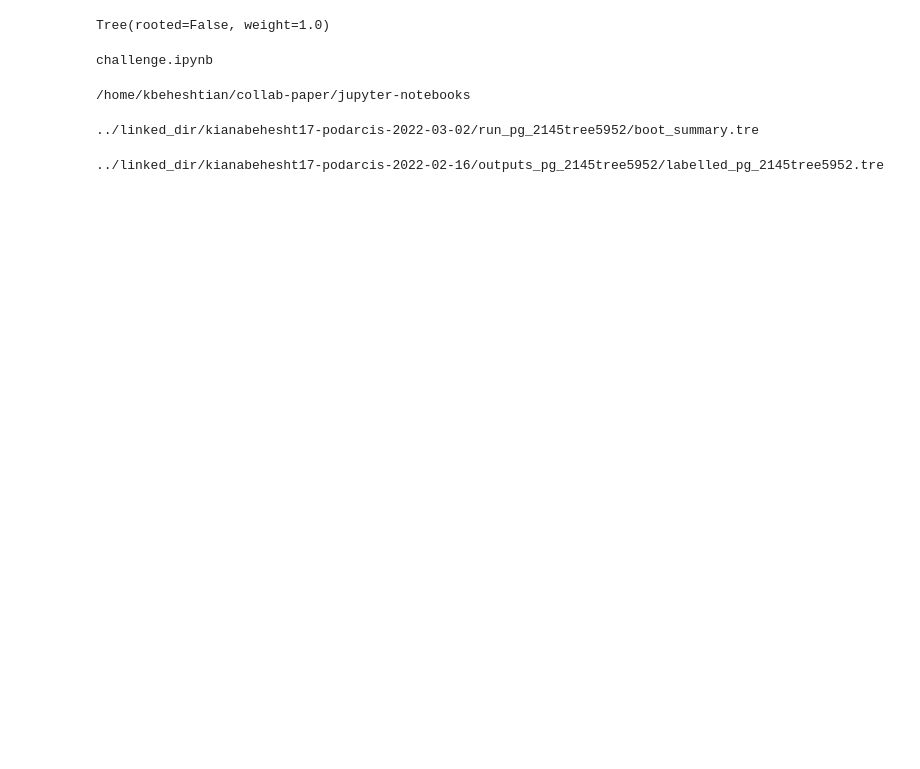
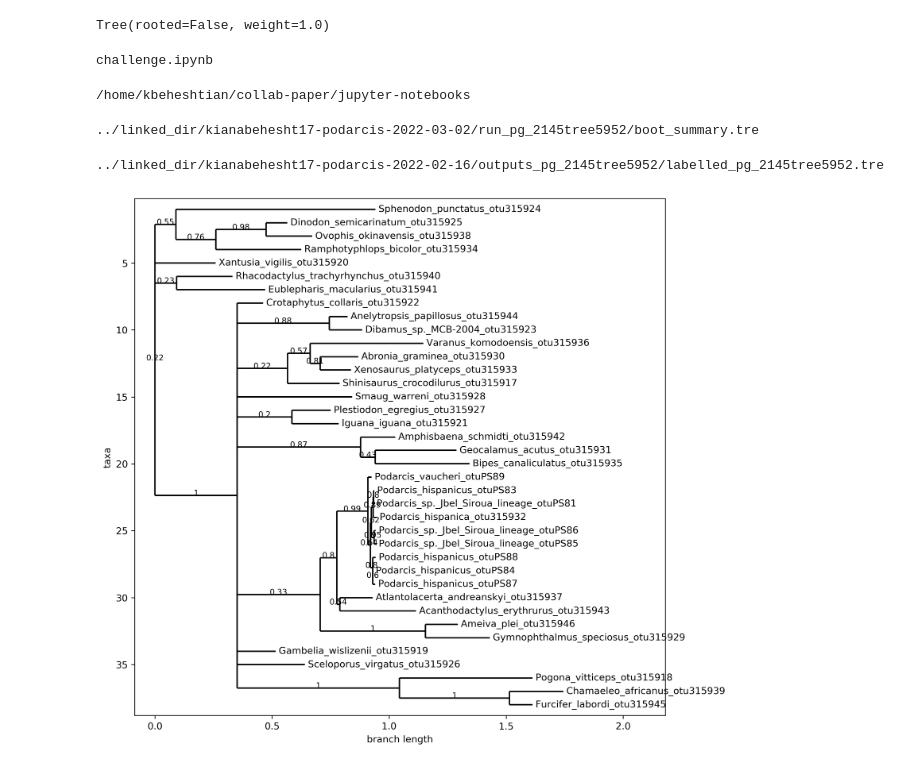
Before and after one commit to McTavishLab/collab-paper, a Jupyter notebook: jupyter-notebooks/challenge.ipynb, the cells around one changed output. Cells and saved outputs as stored; diff of their text form; code cells hidden in the pictures; blank space fills up the shorter version.

Commit message:
Luna's edits to Kiana's code

```diff
--- a/jupyter-notebooks/challenge.ipynb
+++ b/jupyter-notebooks/challenge.ipynb
@@ -31,3 +36,31 @@ challenge.ipynb
 # Hints:
 # use the functions figure(), savefig() and show() from matplotlib.pyplot
 # and the function Phylo.draw() from BioPython
+# %%
+# Create a function that reads a newick tree, plots and saves the plot as pdf:
+import matplotlib.pyplot as plt
+from Bio import Phylo
+import matplotlib
+
+def physcraper_plot(tree_file, pdf_file, fig_size = (10, 10), font_size = 6):
+    # read the tree_file
+    input_tree = Phylo.read(tree_file, "newick")
+    # plot the tree
+    # define the font size, it can be a variable later:
+    matplotlib.rc('font', size= font_size)
+    # set the size of the figure
+    fig = plt.figure(figsize = fig_size, dpi=300)
+    # alternatively
+    # fig.set_size_inches(10, 40)
+    # set width of the plot, maybe? explore this later
+    # How else can we set this
+    axes = fig.add_subplot(1, 1, 1)
+    Phylo.draw(input_tree, axes=axes, do_show = False)
+    # save as pdf
+    plt.savefig(pdf_file, dpi=300)
+# %%
+my_tree_file = "../linked_dir/kianabehesht17-podarcis-2022-02-16/outputs_pg_2145tree5952/labelled_pg_2145tree5952.tre"
+
+physcraper_plot(tree_file = my_tree_file, pdf_file = "podarcis_output_tree.pdf", font_size = 10)
+# %% [output]
+[figure, added]
```
Also changed, not shown: parts of 2 cells of this notebook, 2 other files.
